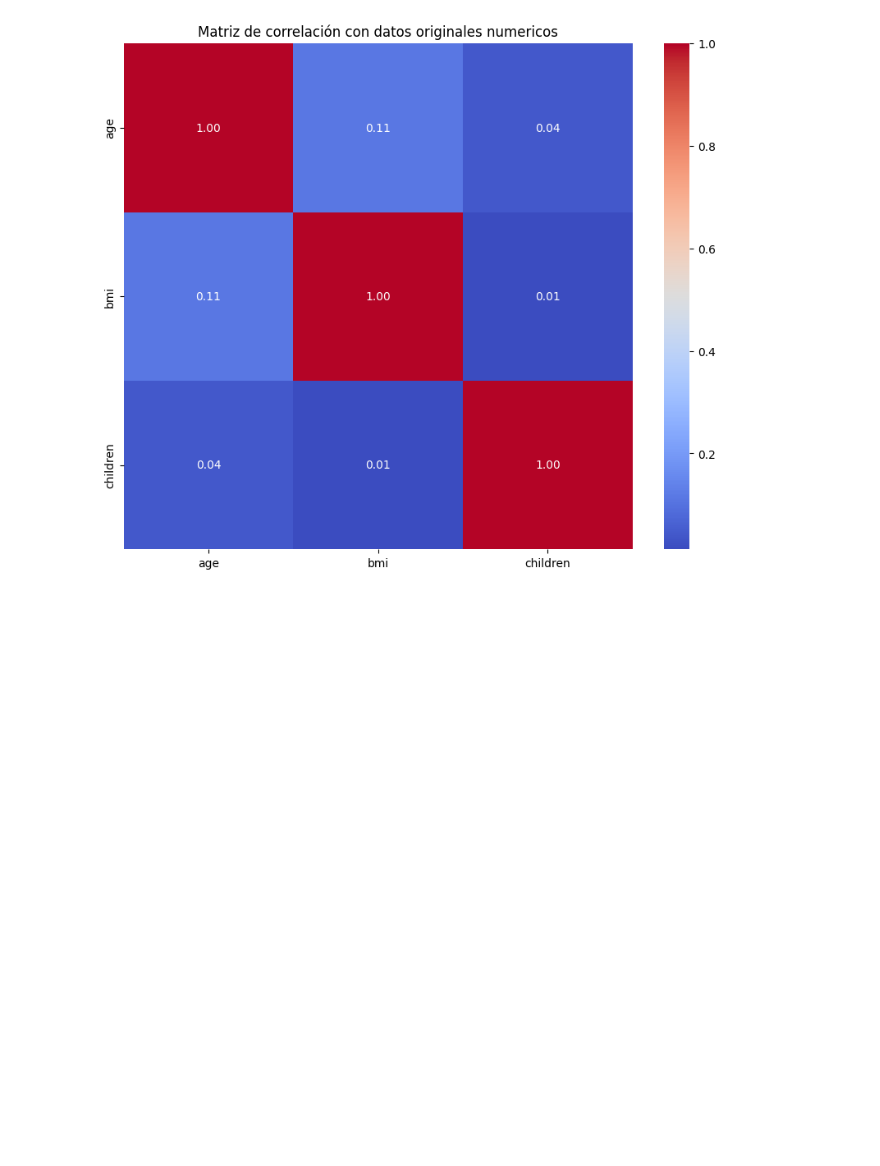
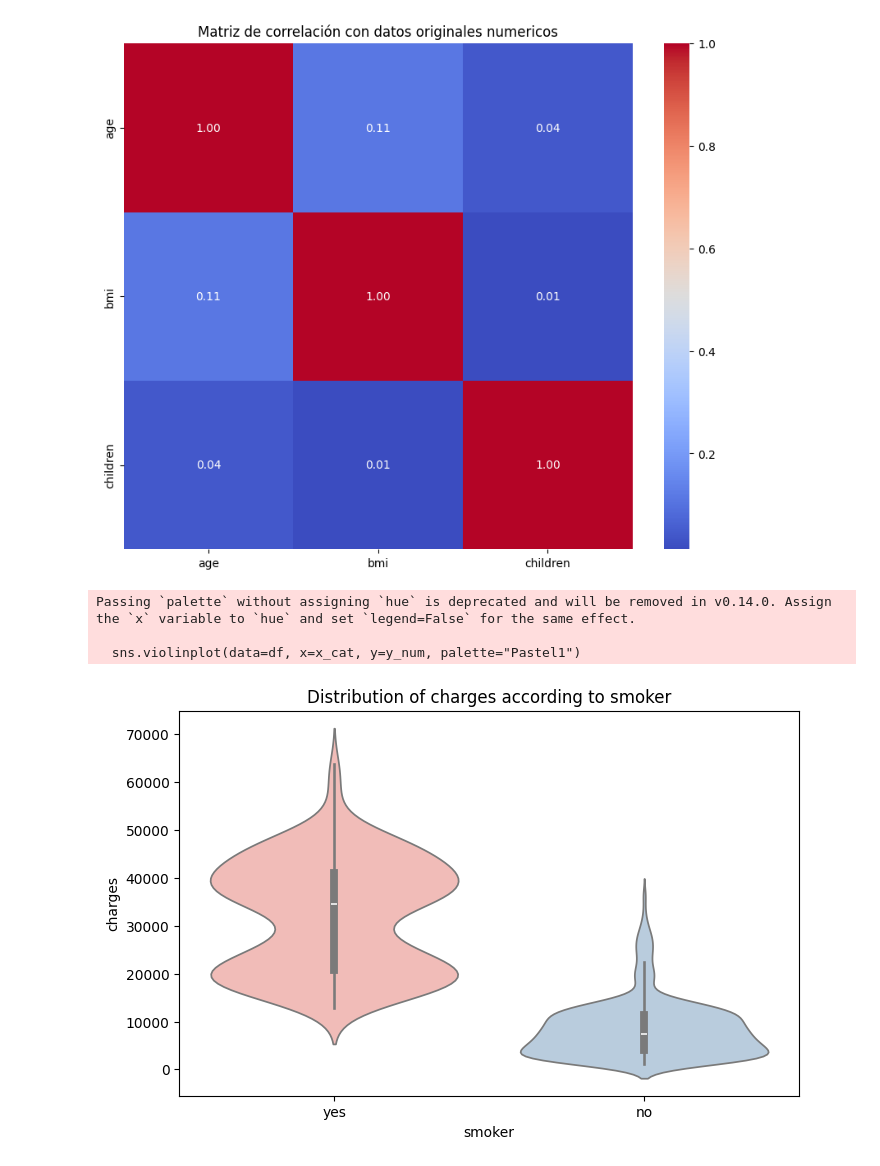
Before and after one commit to NicolasSeivane/Medical_Insurance_Cost_Prediction, a Jupyter notebook: notebooks/data_exploration.ipynb, the cells around one changed output. Cells and saved outputs as stored; diff of their text form; code cells hidden in the pictures; blank space fills up the shorter version.

```diff
--- a/notebooks/data_exploration.ipynb
+++ b/notebooks/data_exploration.ipynb
@@ -9,0 +13,14 @@ import numpy as np
+# %%
+import seaborn as sns
+import matplotlib.pyplot as plt
+
+# Ejemplo: 'categoria' es Yes/No, 'valor' es la variable numérica
+def graficar_distribucion_categorica(df, x_cat, y_num):
+    plt.figure(figsize=(8, 5))
+
+    # Opción A: Violin Plot (muestra la densidad)
+    sns.violinplot(data=df, x=x_cat, y=y_num, palette="Pastel1")
+
+
+    plt.title(f'Distribution of {y_num} according to {x_cat}')
+    plt.show()
@@ -141,3 +219,10 @@ plt.title("Matriz de correlación con datos originales numericos")
 plt.show()
 # %% [output]
 [figure]
+# %%
+graficar_distribucion_categorica(datos, 'smoker', 'charges')
+# %% [output]
+Passing `palette` without assigning `hue` is deprecated and will be removed in v0.14.0. Assign the `x` variable to `hue` and set `legend=False` for the same effect.
+
+  sns.violinplot(data=df, x=x_cat, y=y_num, palette="Pastel1")
+[figure, added]
```
Also changed, not shown: parts of 14 cells of this notebook, 52 other files.
